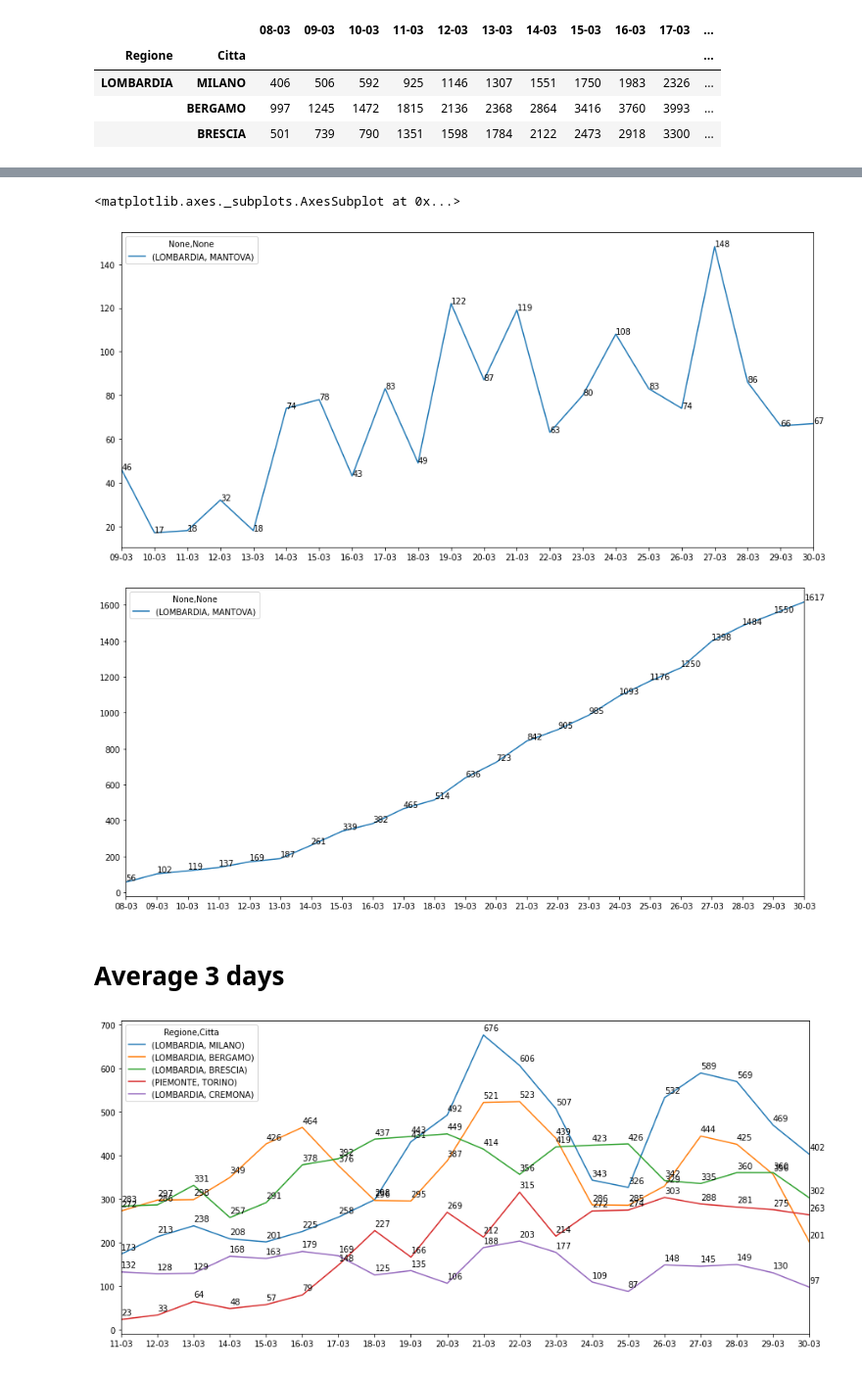
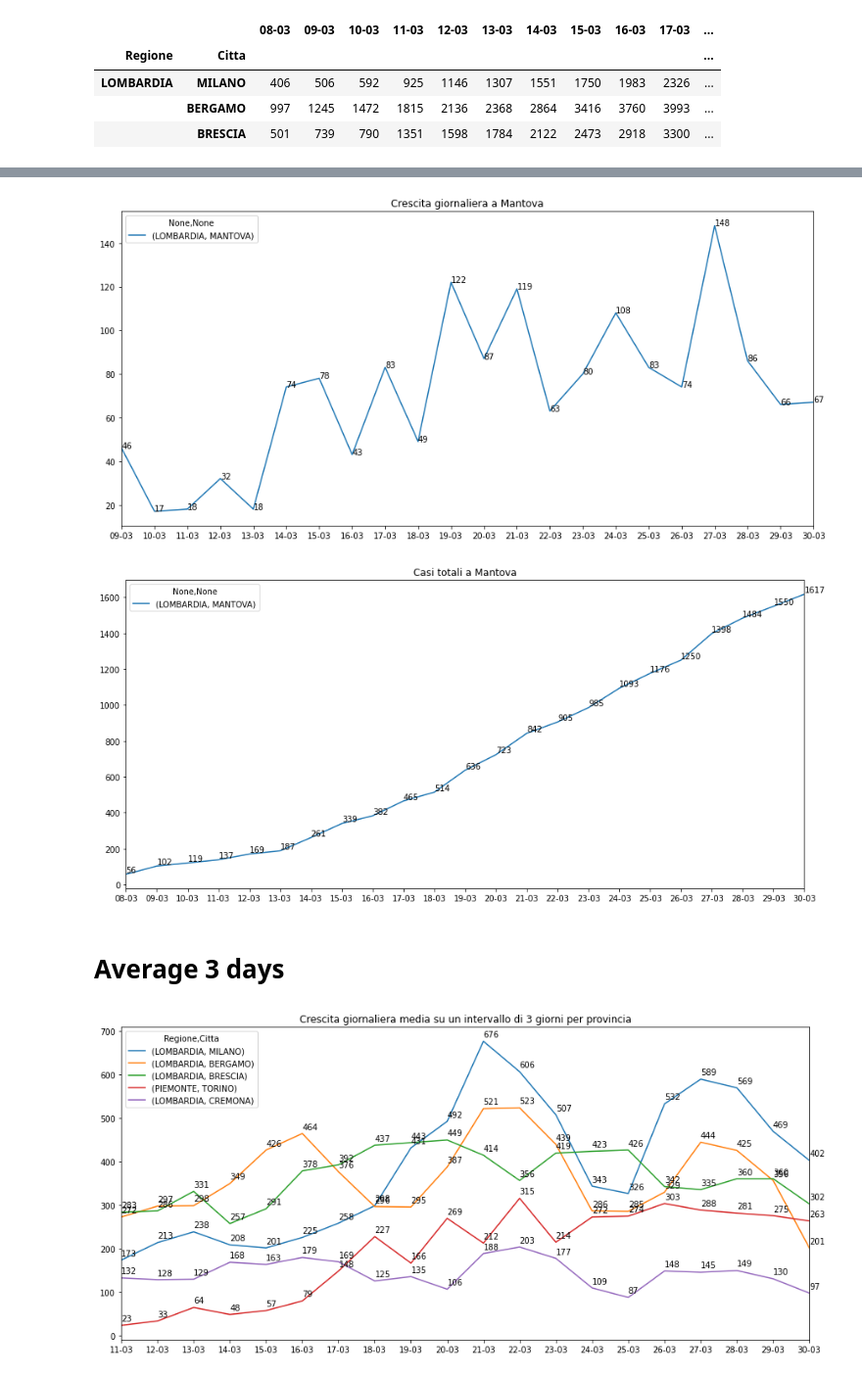
Before and after one commit to baraldian/analyzing-covid-infections-italy, a Jupyter notebook: Andamento COVID.ipynb, the cells around one changed output, grey strips where cells are left out. Shown at 98% size. Cells and saved outputs as stored; diff of their text form; code cells hidden in the pictures.

```diff
--- a/Andamento COVID.ipynb
+++ b/Andamento COVID.ipynb
@@ -39,9 +39,9 @@ import matplotlib.pyplot as plt
 import seaborn as sns
 % matplotlib inline
 
-def plot_annotate(df, xdelta=0, ydelta=10, figsize=(15, 7)):
+def plot_annotate(df, title='', xdelta=0, ydelta=10, figsize=(15, 7)):
 
-  ax = df.T.plot(figsize=figsize)
+  ax = df.T.plot(figsize=figsize, title=title)
   ax.set_xticks(ticks=np.arange(0, len(df.columns), step=1))
   ax.set_xticklabels(list(df.columns))
 
@@ -82,14 +82,13 @@ _ = plot_annotate(crescita.head(5))
 #display(crescita.loc[('EMILIA - ROMAGNA','PARMA'),:])
 #sortedd_by_infections.loc(('EMILIA - ROMAGNA','PARMA'))
 # %%
-plot_annotate(crescita.loc[('LOMBARDIA','MANTOVA')].to_frame().T, ydelta=0)
+_ = plot_annotate(crescita.loc[('LOMBARDIA','MANTOVA')].to_frame().T, 'Crescita giornaliera a Mantova', ydelta=0)
 # %% [output]
-<matplotlib.axes._subplots.AxesSubplot at 0x...>
-[figure, old version]
+[figure, new version]
 # %%
-_ = plot_annotate(sorted_by_infections.loc[('LOMBARDIA','MANTOVA')].to_frame().T)
+_ = plot_annotate(sorted_by_infections.loc[('LOMBARDIA','MANTOVA')].to_frame().T, 'Casi totali a Mantova')
 # %% [output]
-[figure, old version]
+[figure, new version]
 # %% [markdown]
 # Average 3 days
 # %%
@@ -99,6 +98,6 @@ for meno2,ieri, oggi in zip(crescita.columns[:-2], crescita.columns[1:-1], cresc
 # %%
 avg3 = avg3.astype('int32')
 # %%
-_ = plot_annotate(avg3.head(5))
+_ = plot_annotate(avg3.head(5), 'Crescita giornaliera media su un intervallo di 3 giorni per provincia')
 # %% [output]
-[figure, old version]
+[figure, new version]
```
Also changed, not shown: parts of 7 cells of this notebook, 1 other file.
